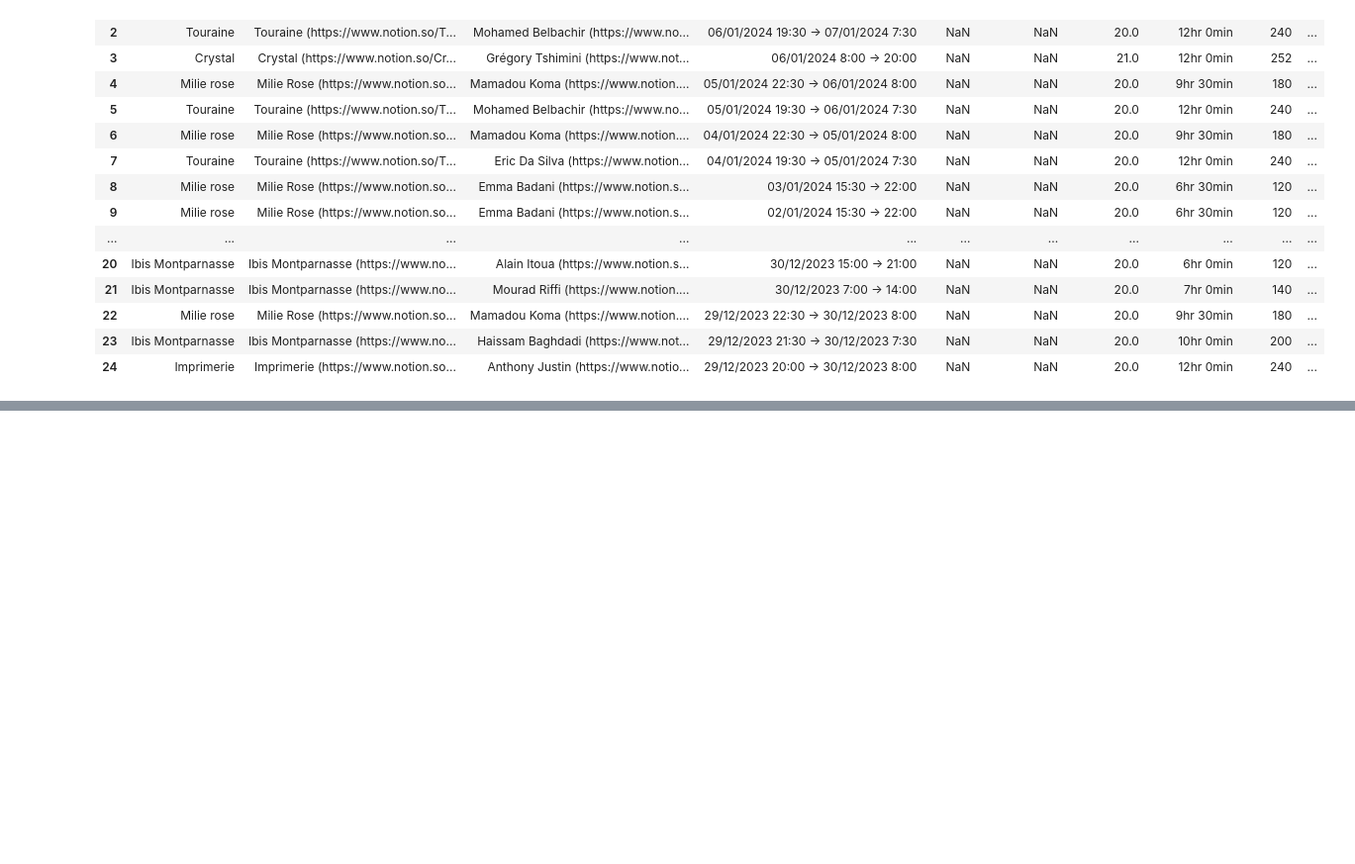
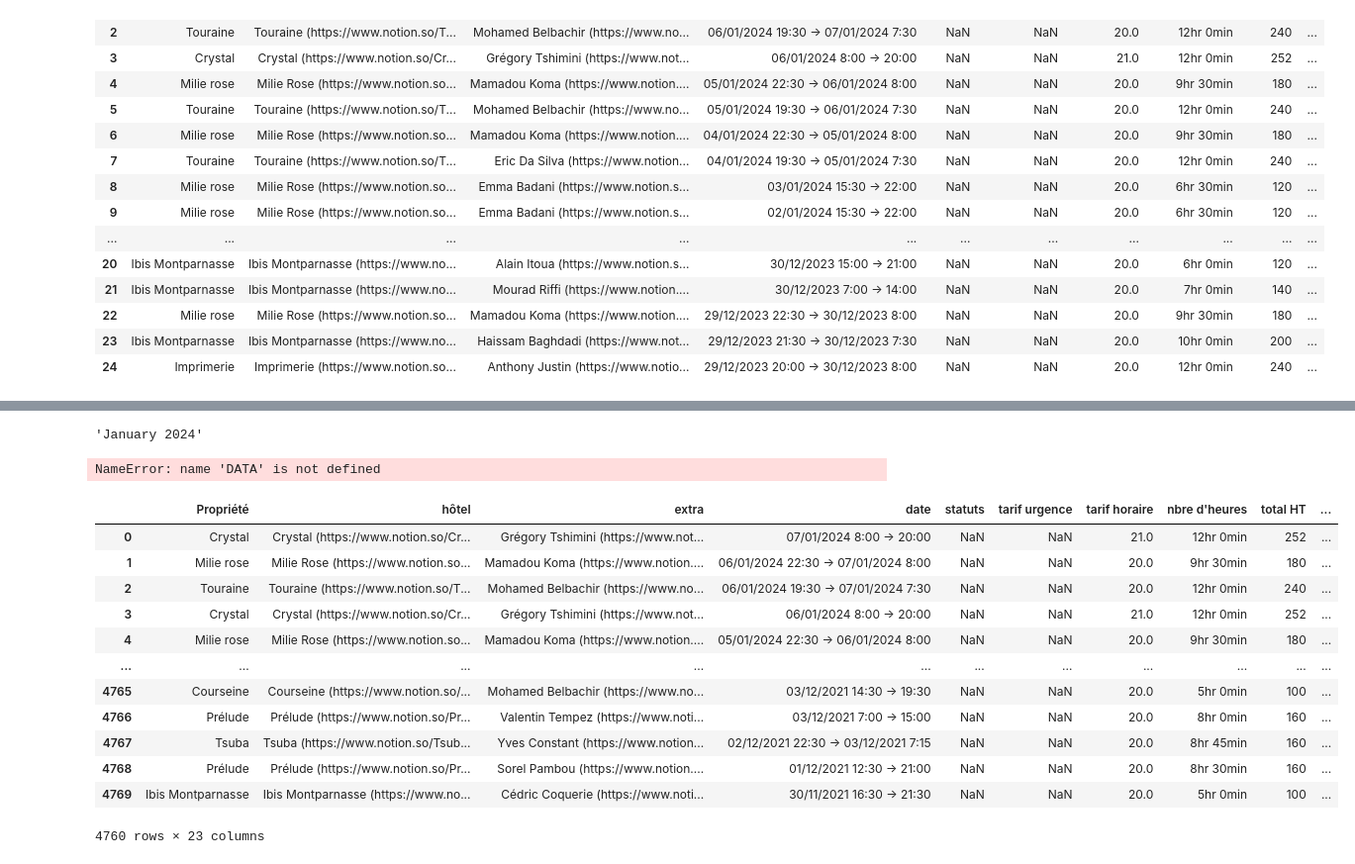
Before and after one commit to adrienB134/Qualiextra, a Jupyter notebook: model_sc.ipynb, the cells around one changed output, grey strips where cells are left out. Shown at 99% size. Saved outputs shown, nothing was run; the diff lists cells and outputs as text; code cells hidden in the pictures; blank space fills up the shorter version.

Commit message:
Jour 2

```diff
--- a/model_sc.ipynb
+++ b/model_sc.ipynb
@@ -178,0 +242,26 @@ for fig in [fig_annee, fig_mois, fig_semaine]:
+# %%
+max(data['date_fin']).strftime("%B %Y")
+# %% [output]
+'January 2024'
+# %%
+data["Jour"] = data["date_fin"].dt.to_period("D").astype(str)
+# %%
+DATA
+# %% [output]
+NameError: name 'DATA' is not defined
+# %%
+data
+# %% [output]
+|  | Propriété | hôtel | extra | date | statuts | tarif urgence | tarif horaire | nbre d'heures | total HT | ... |
+| 0 | Crystal | Crystal (https://www.notion.so/Cr... | Grégory Tshimini (https://www.not... | 07/01/2024 8:00 → 20:00 | NaN | NaN | 21.0 | 12hr 0min | 252 | ... |
+| 1 | Milie rose | Milie Rose (https://www.notion.so... | Mamadou Koma (https://www.notion.... | 06/01/2024 22:30 → 07/01/2024 8:00 | NaN | NaN | 20.0 | 9hr 30min | 180 | ... |
+| 2 | Touraine | Touraine (https://www.notion.so/T... | Mohamed Belbachir (https://www.no... | 06/01/2024 19:30 → 07/01/2024 7:30 | NaN | NaN | 20.0 | 12hr 0min | 240 | ... |
+| 3 | Crystal | Crystal (https://www.notion.so/Cr... | Grégory Tshimini (https://www.not... | 06/01/2024 8:00 → 20:00 | NaN | NaN | 21.0 | 12hr 0min | 252 | ... |
+| 4 | Milie rose | Milie Rose (https://www.notion.so... | Mamadou Koma (https://www.notion.... | 05/01/2024 22:30 → 06/01/2024 8:00 | NaN | NaN | 20.0 | 9hr 30min | 180 | ... |
+| ... | ... | ... | ... | ... | ... | ... | ... | ... | ... | ... |
+| 4765 | Courseine | Courseine (https://www.notion.so/... | Mohamed Belbachir (https://www.no... | 03/12/2021 14:30 → 19:30 | NaN | NaN | 20.0 | 5hr 0min | 100 | ... |
+| 4766 | Prélude | Prélude (https://www.notion.so/Pr... | Valentin Tempez (https://www.noti... | 03/12/2021 7:00 → 15:00 | NaN | NaN | 20.0 | 8hr 0min | 160 | ... |
+| 4767 | Tsuba | Tsuba (https://www.notion.so/Tsub... | Yves Constant (https://www.notion... | 02/12/2021 22:30 → 03/12/2021 7:15 | NaN | NaN | 20.0 | 8hr 45min | 160 | ... |
+| 4768 | Prélude | Prélude (https://www.notion.so/Pr... | Sorel Pambou (https://www.notion.... | 01/12/2021 12:30 → 21:00 | NaN | NaN | 20.0 | 8hr 30min | 160 | ... |
+| 4769 | Ibis Montparnasse | Ibis Montparnasse (https://www.no... | Cédric Coquerie (https://www.noti... | 30/11/2021 16:30 → 21:30 | NaN | NaN | 20.0 | 5hr 0min | 100 | ... |
+4760 rows × 23 columns
```
Also changed, not shown: parts of 12 cells of this notebook, 1 other file.
